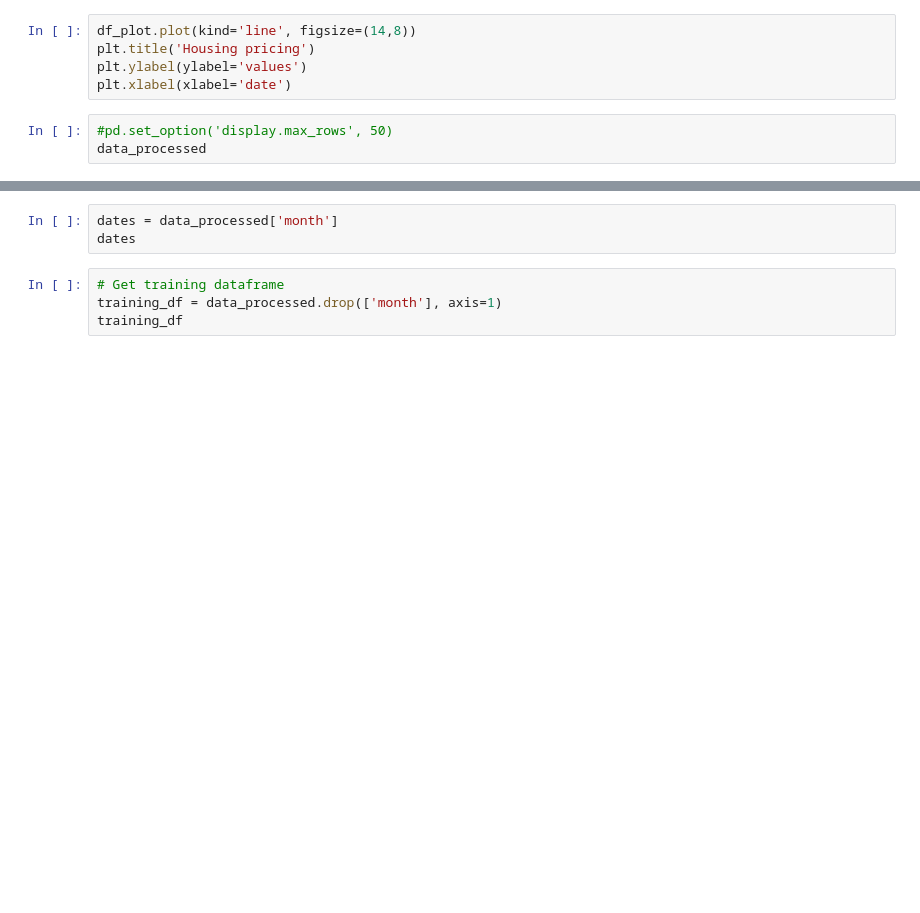
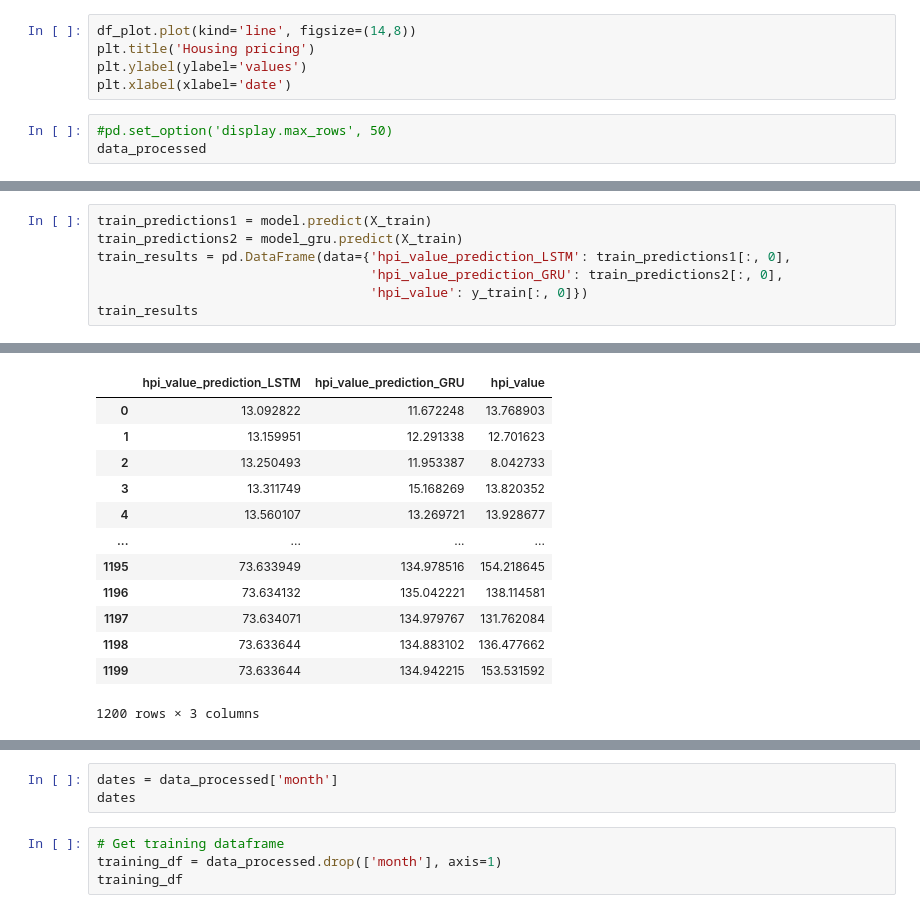
Before and after one commit to JhostinD/tfg-informatica, a Jupyter notebook: src/main_notebook.ipynb, the cells around one changed output, grey strips where cells are left out. Saved outputs shown, nothing was run; the diff lists cells and outputs as text; blank space fills up the shorter version.

```diff
--- a/src/main_notebook.ipynb
+++ b/src/main_notebook.ipynb
@@ -216,0 +249,8 @@ plt.plot(train_results['hpi_real'][:1000])
+# %%
+train_predictions1 = model.predict(X_train)
+train_predictions2 = model_gru.predict(X_train)
+train_results = pd.DataFrame(data={'hpi_value_prediction_LSTM': train_predictions1[:, 0],
+                                   'hpi_value_prediction_GRU': train_predictions2[:, 0],
+                                   'hpi_value': y_train[:, 0]})
+train_results
+# %% [output]
@@ -216,0 +259,13 @@ plt.plot(train_results['hpi_real'][:1000])
+|  | hpi_value_prediction_LSTM | hpi_value_prediction_GRU | hpi_value |
+| 0 | 13.092822 | 11.672248 | 13.768903 |
+| 1 | 13.159951 | 12.291338 | 12.701623 |
+| 2 | 13.250493 | 11.953387 | 8.042733 |
+| 3 | 13.311749 | 15.168269 | 13.820352 |
+| 4 | 13.560107 | 13.269721 | 13.928677 |
+| ... | ... | ... | ... |
+| 1195 | 73.633949 | 134.978516 | 154.218645 |
+| 1196 | 73.634132 | 135.042221 | 138.114581 |
+| 1197 | 73.634071 | 134.979767 | 131.762084 |
+| 1198 | 73.633644 | 134.883102 | 136.477662 |
+| 1199 | 73.633644 | 134.942215 | 153.531592 |
+1200 rows × 3 columns
```
Also changed, not shown: parts of 10 cells of this notebook.
